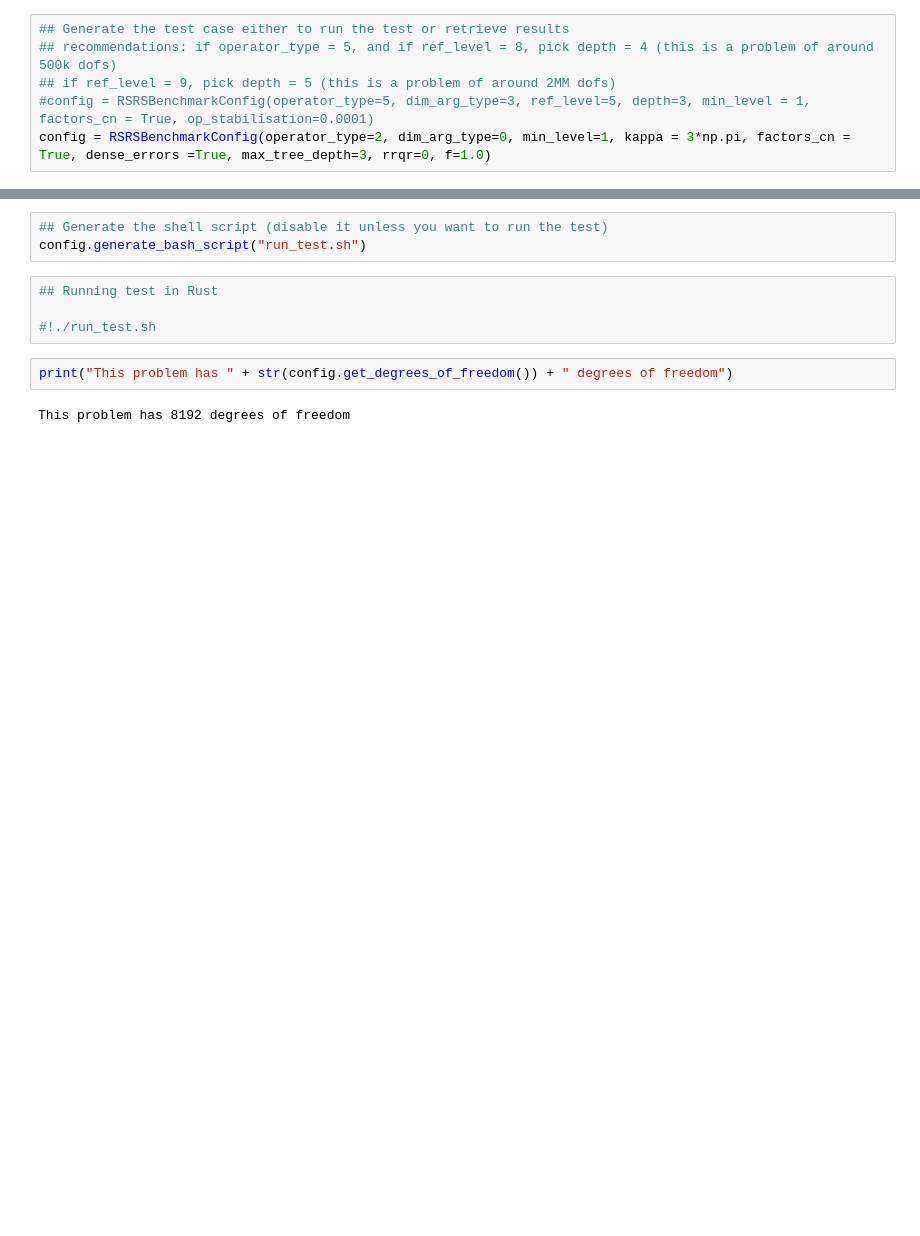
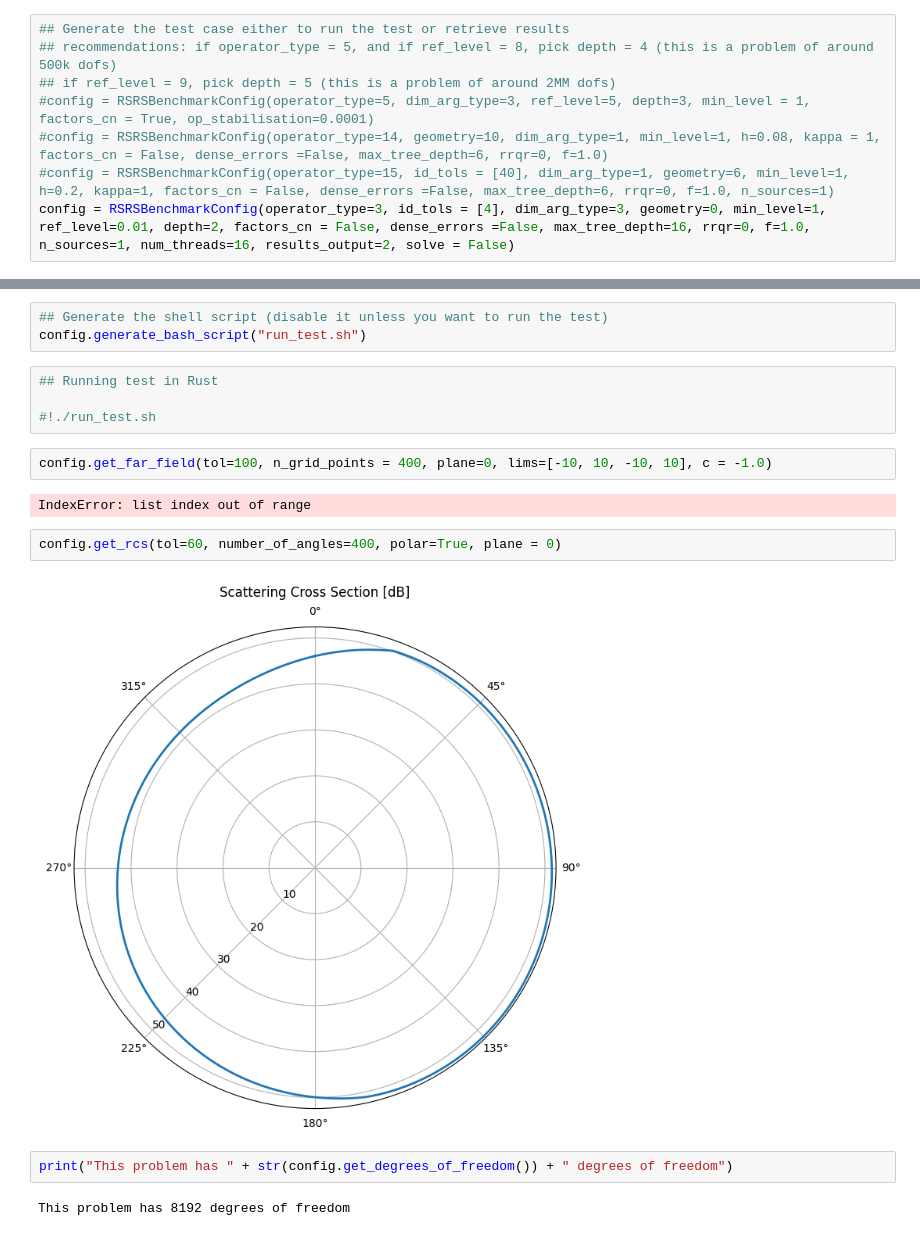
Before and after one commit to ignacia-fp/rsrs-exps, a Jupyter notebook: test_rsrs.ipynb, the cells around one changed output, grey strips where cells are left out. Cells and saved outputs as stored; diff of their text form; blank space fills up the shorter version.

```diff
--- a/test_rsrs.ipynb
+++ b/test_rsrs.ipynb
@@ -27,4 +27,6 @@ print(RSRSBenchmarkConfig.__init__.__doc__)
 ## recommendations: if operator_type = 5, and if ref_level = 8, pick depth = 4 (this is a problem of around 500k dofs)
 ## if ref_level = 9, pick depth = 5 (this is a problem of around 2MM dofs)
 #config = RSRSBenchmarkConfig(operator_type=5, dim_arg_type=3, ref_level=5, depth=3, min_level = 1, factors_cn = True, op_stabilisation=0.0001)
-config = RSRSBenchmarkConfig(operator_type=2, dim_arg_type=0, min_level=1, kappa = 3*np.pi, factors_cn = True, dense_errors =True, max_tree_depth=3, rrqr=0, f=1.0)
+#config = RSRSBenchmarkConfig(operator_type=14, geometry=10, dim_arg_type=1, min_level=1, h=0.08, kappa = 1, factors_cn = False, dense_errors =False, max_tree_depth=6, rrqr=0, f=1.0)
+#config = RSRSBenchmarkConfig(operator_type=15, id_tols = [40], dim_arg_type=1, geometry=6, min_level=1, h=0.2, kappa=1, factors_cn = False, dense_errors =False, max_tree_depth=6, rrqr=0, f=1.0, n_sources=1)
+config = RSRSBenchmarkConfig(operator_type=3, id_tols = [4], dim_arg_type=3, geometry=0, min_level=1, ref_level=0.01, depth=2, factors_cn = False, dense_errors =False, max_tree_depth=16, rrqr=0, f=1.0, n_sources=1, num_threads=16, results_output=2, solve = False)
@@ -39,6 +37,14 @@ config.generate_bash_script("run_test.sh")
 ## Running test in Rust
 
 #!./run_test.sh
+# %%
+config.get_far_field(tol=100, n_grid_points = 400, plane=0, lims=[-10, 10, -10, 10], c = -1.0)
+# %% [output]
+IndexError: list index out of range
+# %%
+config.get_rcs(tol=60, number_of_angles=400, polar=True, plane = 0)
+# %% [output]
+[figure, added]
 # %%
 print("This problem has " + str(config.get_degrees_of_freedom()) + " degrees of freedom")
 # %% [output]
```
Also changed, not shown: parts of 2 cells of this notebook, 9 other files.
